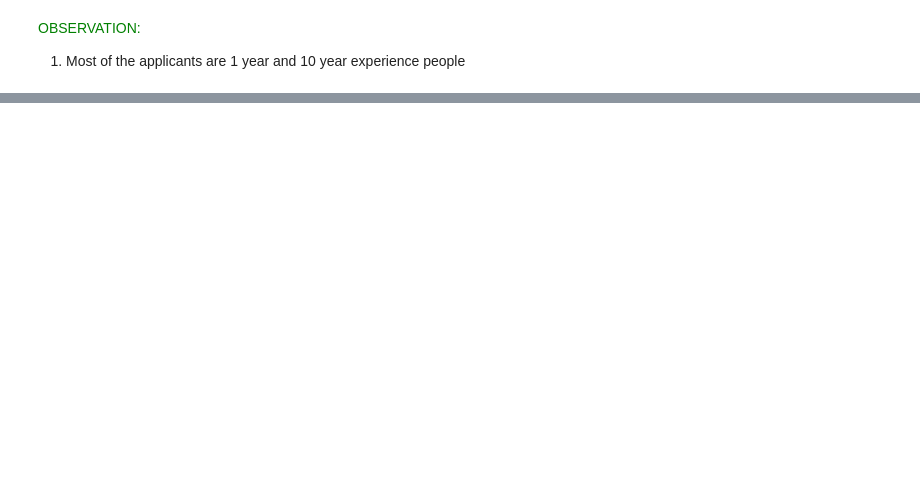
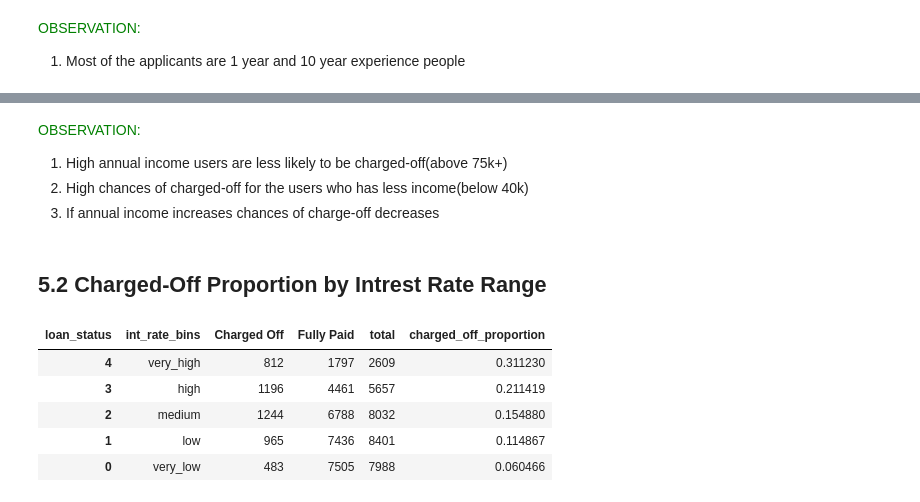
Before and after one commit to sunilkumarrudragada/LendingClubCaseStudy, a Jupyter notebook: sunil_kumar.ipynb, the cells around one changed output, grey strips where cells are left out. Saved outputs shown, nothing was run; the diff lists cells and outputs as text; code cells hidden in the pictures; blank space fills up the shorter version.

```diff
--- a/sunil_kumar.ipynb
+++ b/sunil_kumar.ipynb
@@ -847,0 +970,23 @@ plt.show()
+# %% [markdown]
+<span style="color:green">OBSERVATION: </br>
+1. High annual income users are less likely to be charged-off(above 75k+)
+2. High chances of charged-off for the users who has less income(below 40k)
+3. If annual income increases chances of charge-off decreases
+</span>
+# %% [markdown]
+## 5.2 Charged-Off Proportion by Intrest Rate Range
+# %%
+# Intrest Rate vs loan status
+int_rate_range_vs_status=df.groupby(['int_rate_bins', 'loan_status'])['loan_status'].count().unstack().fillna(0).reset_index()
+# Calculating total loans in each interest rate bucket:
+int_rate_range_vs_status['total']= int_rate_range_vs_status['Charged Off'] + int_rate_range_vs_status['Fully Paid']
+# Calculating Chargedoff_Proportion:
+int_rate_range_vs_status['charged_off_proportion']= int_rate_range_vs_status['Charged Off']/int_rate_range_vs_status['total']
+int_rate_range_vs_status.sort_values('charged_off_proportion', ascending=False)
+# %% [output]
+| loan_status | int_rate_bins | Charged Off | Fully Paid | total | charged_off_proportion |
+| 4 | very_high | 812 | 1797 | 2609 | 0.311230 |
+| 3 | high | 1196 | 4461 | 5657 | 0.211419 |
+| 2 | medium | 1244 | 6788 | 8032 | 0.154880 |
+| 1 | low | 965 | 7436 | 8401 | 0.114867 |
+| 0 | very_low | 483 | 7505 | 7988 | 0.060466 |
```
Also changed, not shown: parts of 43 cells of this notebook.
